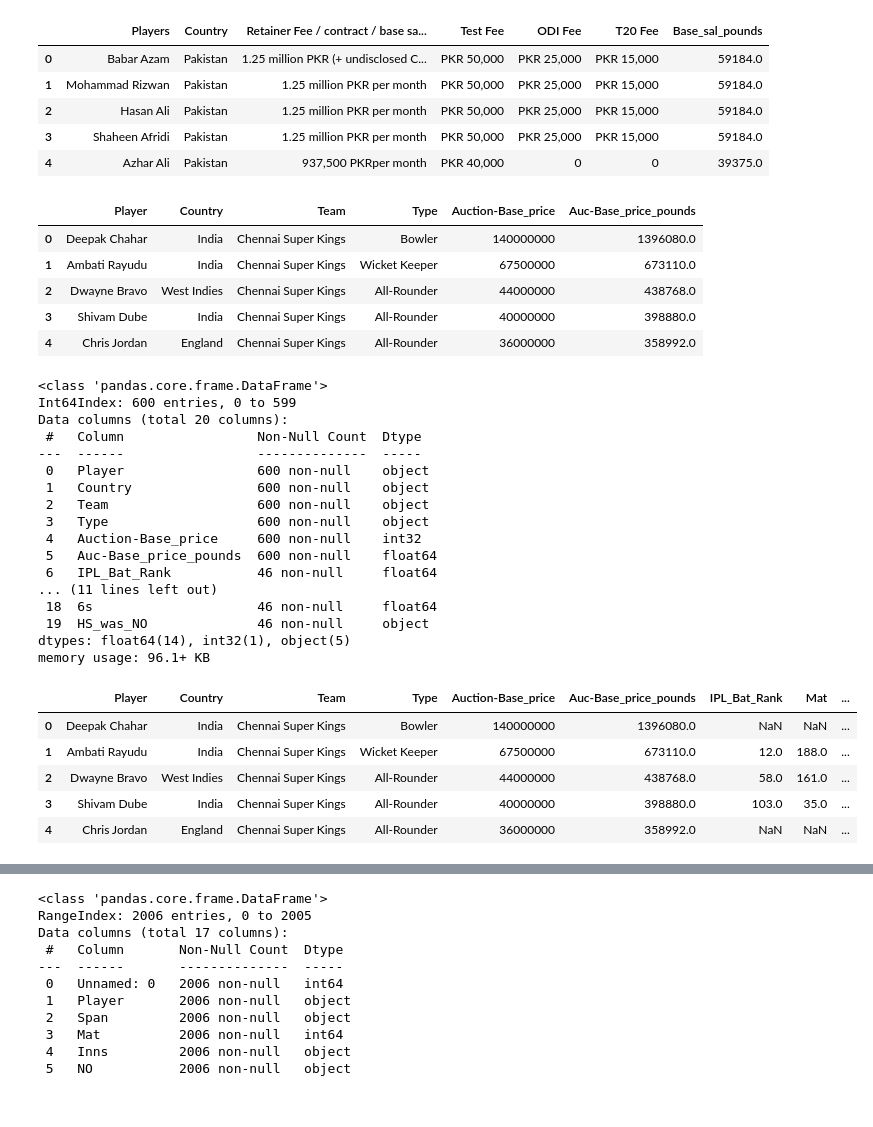
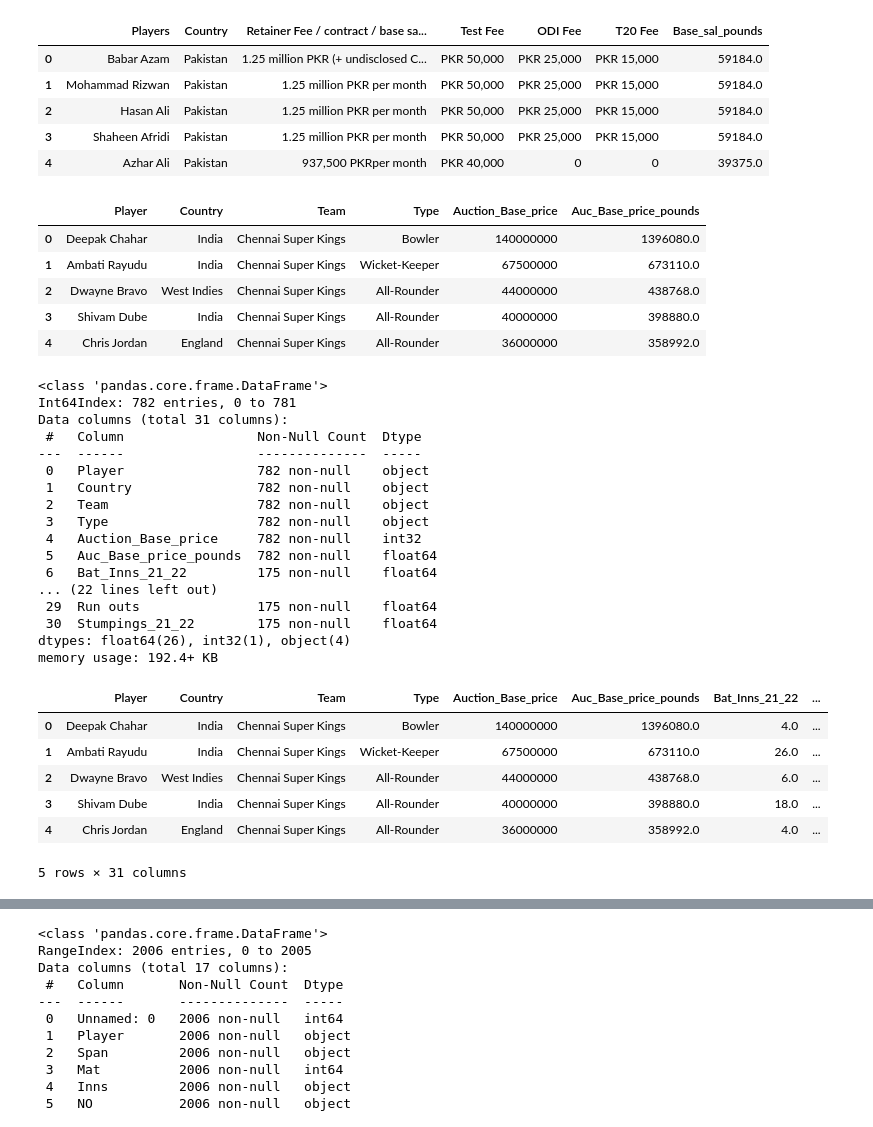
Before and after one commit to JonnyPearce/SpringboardCapstone2, a Jupyter notebook: Notebooks/Capstone2_CricketProject_Data_Wrangling_Jan 2023.ipynb, the cells around one changed output, grey strips where cells are left out. Saved outputs shown, nothing was run; the diff lists cells and outputs as text; code cells hidden in the pictures.

```diff
--- a/Notebooks/Capstone2_CricketProject_Data_Wrangling_Jan 2023.ipynb
+++ b/Notebooks/Capstone2_CricketProject_Data_Wrangling_Jan 2023.ipynb
@@ -370,0 +1783,5 @@ memory usage: 14.0+ KB
+# %%
+#Drop HS_was_NO (High Score was not out) columns - can see has NaNs that are hard to fix
+#and this feature has limited value compared to others
+PerfStats21_22.drop(['HS_was_NO_21', 'HS_was_NO_22'], axis=1, inplace=True)
+PerfStats21_22.head()
@@ -370,0 +1796,3 @@ memory usage: 14.0+ KB
+# %%
+PerfStats21_22 = PerfStats21_22.fillna(0)
+PerfStats21_22.head()
@@ -370,0 +1807,4 @@ memory usage: 14.0+ KB
+# %%
+PerfStats21_22.rename(columns = {'Run_21_21':'Run_21_22'}, inplace = True)
+
+PerfStats21_22.head()
@@ -1190,40 +2521,41 @@ IntCrickSals.head()
 | 3 | Shaheen Afridi | Pakistan | 1.25 million PKR per month | PKR 50,000 | PKR 25,000 | PKR 15,000 | 59184.0 |
 | 4 | Azhar Ali | Pakistan | 937,500 PKRper month | PKR 40,000 | 0 | 0 | 39375.0 |
 # %%
-SoldUnSold.rename(columns = {'PLAYER':'Player'}, inplace = True)
-SoldUnSold.head()
+SoldUnSold21_22.rename(columns = {'PLAYER':'Player'}, inplace = True)
+SoldUnSold21_22.head()
 # %% [output]
-|  | Player | Country | Team | Type | Auction-Base_price | Auc-Base_price_pounds |
+|  | Player | Country | Team | Type | Auction_Base_price | Auc_Base_price_pounds |
 | 0 | Deepak Chahar | India | Chennai Super Kings | Bowler | 140000000 | 1396080.0 |
-| 1 | Ambati Rayudu | India | Chennai Super Kings | Wicket Keeper | 67500000 | 673110.0 |
+| 1 | Ambati Rayudu | India | Chennai Super Kings | Wicket-Keeper | 67500000 | 673110.0 |
 | 2 | Dwayne Bravo | West Indies | Chennai Super Kings | All-Rounder | 44000000 | 438768.0 |
 | 3 | Shivam Dube | India | Chennai Super Kings | All-Rounder | 40000000 | 398880.0 |
 | 4 | Chris Jordan | England | Chennai Super Kings | All-Rounder | 36000000 | 358992.0 |
 # %%
-IPLPriceNStat1 = SoldUnSold.merge(IPLBatStat, on='Player', how='left')
-IPLPriceNStat1.info()
-IPLPriceNStat1.head()
+IPLPriceNPerf21_22= SoldUnSold21_22.merge(PerfStats21_22, on='Player', how='left')
+IPLPriceNPerf21_22.info()
+IPLPriceNPerf21_22.head()
 # %% [output]
 <class 'pandas.core.frame.DataFrame'>
-Int64Index: 600 entries, 0 to 599
-Data columns (total 20 columns):
+Int64Index: 782 entries, 0 to 781
+Data columns (total 31 columns):
  #   Column                 Non-Null Count  Dtype
 ---  ------                 --------------  -----
- 0   Player                 600 non-null    object
- 1   Country                600 non-null    object
- 2   Team                   600 non-null    object
- 3   Type                   600 non-null    object
- 4   Auction-Base_price     600 non-null    int32
- 5   Auc-Base_price_pounds  600 non-null    float64
- 6   IPL_Bat_Rank           46 non-null     float64
-... (11 lines left out)
- 18  6s                     46 non-null     float64
- 19  HS_was_NO              46 non-null     object
-dtypes: float64(14), int32(1), object(5)
-memory usage: 96.1+ KB
+ 0   Player                 782 non-null    object
+ 1   Country                782 non-null    object
+ 2   Team                   782 non-null    object
+ 3   Type                   782 non-null    object
+ 4   Auction_Base_price     782 non-null    int32
+ 5   Auc_Base_price_pounds  782 non-null    float64
+ 6   Bat_Inns_21_22         175 non-null    float64
+... (22 lines left out)
+ 29  Run outs               175 non-null    float64
+ 30  Stumpings_21_22        175 non-null    float64
+dtypes: float64(26), int32(1), object(4)
+memory usage: 192.4+ KB
-|  | Player | Country | Team | Type | Auction-Base_price | Auc-Base_price_pounds | IPL_Bat_Rank | Mat | ... |
-| 0 | Deepak Chahar | India | Chennai Super Kings | Bowler | 140000000 | 1396080.0 | NaN | NaN | ... |
-| 1 | Ambati Rayudu | India | Chennai Super Kings | Wicket Keeper | 67500000 | 673110.0 | 12.0 | 188.0 | ... |
-| 2 | Dwayne Bravo | West Indies | Chennai Super Kings | All-Rounder | 44000000 | 438768.0 | 58.0 | 161.0 | ... |
-| 3 | Shivam Dube | India | Chennai Super Kings | All-Rounder | 40000000 | 398880.0 | 103.0 | 35.0 | ... |
-| 4 | Chris Jordan | England | Chennai Super Kings | All-Rounder | 36000000 | 358992.0 | NaN | NaN | ... |
+|  | Player | Country | Team | Type | Auction_Base_price | Auc_Base_price_pounds | Bat_Inns_21_22 | ... |
+| 0 | Deepak Chahar | India | Chennai Super Kings | Bowler | 140000000 | 1396080.0 | 4.0 | ... |
+| 1 | Ambati Rayudu | India | Chennai Super Kings | Wicket-Keeper | 67500000 | 673110.0 | 26.0 | ... |
+| 2 | Dwayne Bravo | West Indies | Chennai Super Kings | All-Rounder | 44000000 | 438768.0 | 6.0 | ... |
+| 3 | Shivam Dube | India | Chennai Super Kings | All-Rounder | 40000000 | 398880.0 | 18.0 | ... |
+| 4 | Chris Jordan | England | Chennai Super Kings | All-Rounder | 36000000 | 358992.0 | 4.0 | ... |
+5 rows × 31 columns
```
Also changed, not shown: parts of 116 cells of this notebook.
